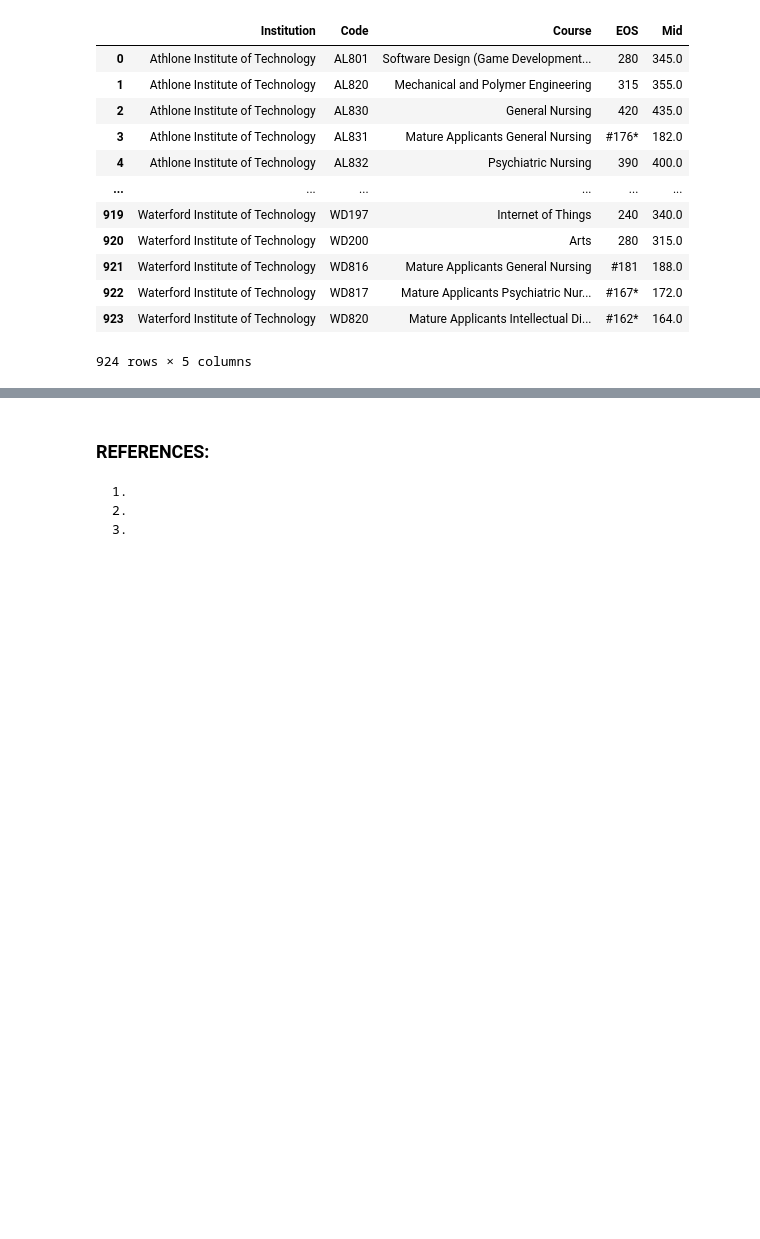
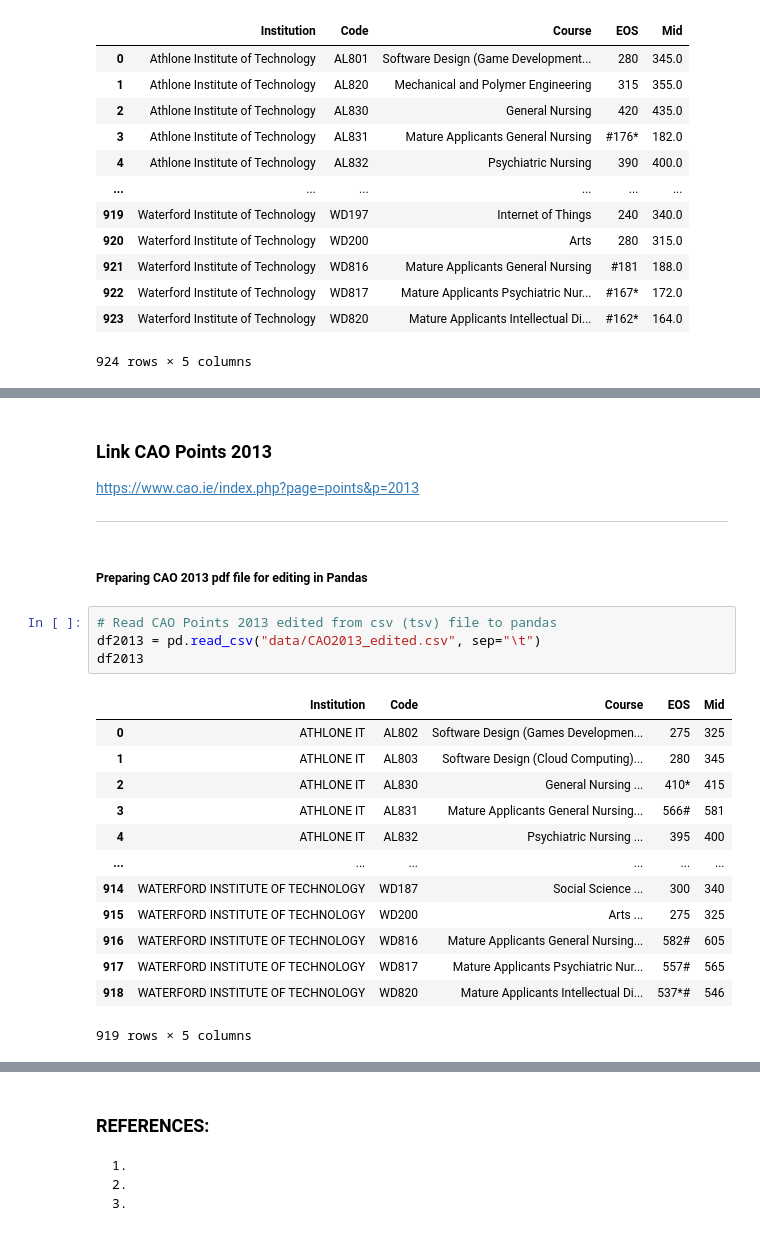
Before and after one commit to DracoNibilis/CAO_Points_Analysis, a Jupyter notebook: cao.ipynb, the cells around one changed output, grey strips where cells are left out. Drawn from its saved outputs; the diff is of its cells as text; blank space fills up the shorter version.

```diff
--- a/cao.ipynb
+++ b/cao.ipynb
@@ -357,0 +382,24 @@ df2015
+# %% [markdown]
+### Link CAO Points 2013
+https://www.cao.ie/index.php?page=points&p=2013
+***
+# %% [markdown]
+##### Preparing CAO 2013 pdf file for editing in Pandas
+# %%
+# Read CAO Points 2013 edited from csv (tsv) file to pandas
+df2013 = pd.read_csv("data/CAO2013_edited.csv", sep="\t")
+df2013
+# %% [output]
+|  | Institution | Code | Course | EOS | Mid |
+| 0 | ATHLONE IT | AL802 | Software Design (Games Developmen... | 275 | 325 |
+| 1 | ATHLONE IT | AL803 | Software Design (Cloud Computing)... | 280 | 345 |
+| 2 | ATHLONE IT | AL830 | General Nursing ... | 410* | 415 |
+| 3 | ATHLONE IT | AL831 | Mature Applicants General Nursing... | 566# | 581 |
+| 4 | ATHLONE IT | AL832 | Psychiatric Nursing ... | 395 | 400 |
+| ... | ... | ... | ... | ... | ... |
+| 914 | WATERFORD INSTITUTE OF TECHNOLOGY | WD187 | Social Science ... | 300 | 340 |
+| 915 | WATERFORD INSTITUTE OF TECHNOLOGY | WD200 | Arts ... | 275 | 325 |
+| 916 | WATERFORD INSTITUTE OF TECHNOLOGY | WD816 | Mature Applicants General Nursing... | 582# | 605 |
+| 917 | WATERFORD INSTITUTE OF TECHNOLOGY | WD817 | Mature Applicants Psychiatric Nur... | 557# | 565 |
+| 918 | WATERFORD INSTITUTE OF TECHNOLOGY | WD820 | Mature Applicants Intellectual Di... | 537*# | 546 |
+919 rows × 5 columns
```
Also changed, not shown: parts of 13 cells of this notebook, 19 other files.
